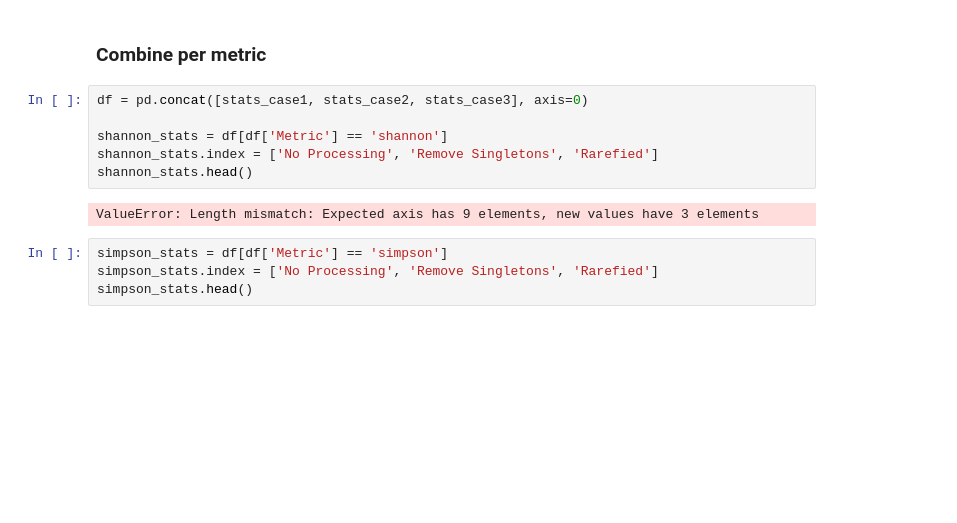
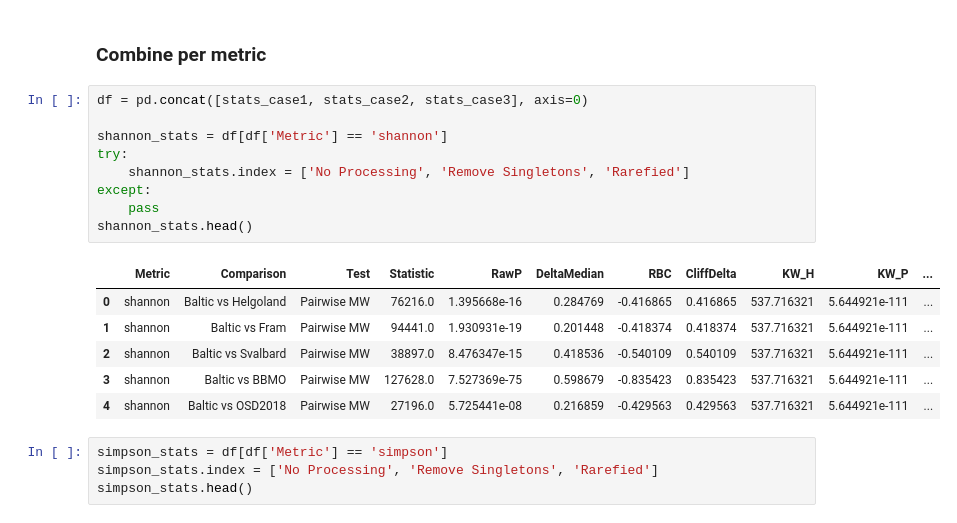
Before and after one commit to palec87/mgnify-methods, a Jupyter notebook: notebooks/06_multiple_studies_alpha.ipynb, the cells around one changed output. Drawn from its saved outputs; the diff is of its cells as text; blank space fills up the shorter version.

```diff
--- a/notebooks/06_multiple_studies_alpha.ipynb
+++ b/notebooks/06_multiple_studies_alpha.ipynb
@@ -700,11 +637,19 @@ INFO | mgnify_methods.stats | H=6.487, p=0.0390, epsilon²=0.021
 # %%
 df = pd.concat([stats_case1, stats_case2, stats_case3], axis=0)
 
 shannon_stats = df[df['Metric'] == 'shannon']
-shannon_stats.index = ['No Processing', 'Remove Singletons', 'Rarefied']
+try:
+    shannon_stats.index = ['No Processing', 'Remove Singletons', 'Rarefied']
+except:
+    pass
 shannon_stats.head()
 # %% [output]
-ValueError: Length mismatch: Expected axis has 9 elements, new values have 3 elements
+|  | Metric | Comparison | Test | Statistic | RawP | DeltaMedian | RBC | CliffDelta | KW_H | KW_P | ... |
+| 0 | shannon | Baltic vs Helgoland | Pairwise MW | 76216.0 | 1.395668e-16 | 0.284769 | -0.416865 | 0.416865 | 537.716321 | 5.644921e-111 | ... |
+| 1 | shannon | Baltic vs Fram | Pairwise MW | 94441.0 | 1.930931e-19 | 0.201448 | -0.418374 | 0.418374 | 537.716321 | 5.644921e-111 | ... |
+| 2 | shannon | Baltic vs Svalbard | Pairwise MW | 38897.0 | 8.476347e-15 | 0.418536 | -0.540109 | 0.540109 | 537.716321 | 5.644921e-111 | ... |
+| 3 | shannon | Baltic vs BBMO | Pairwise MW | 127628.0 | 7.527369e-75 | 0.598679 | -0.835423 | 0.835423 | 537.716321 | 5.644921e-111 | ... |
+| 4 | shannon | Baltic vs OSD2018 | Pairwise MW | 27196.0 | 5.725441e-08 | 0.216859 | -0.429563 | 0.429563 | 537.716321 | 5.644921e-111 | ... |
 # %%
 simpson_stats = df[df['Metric'] == 'simpson']
 simpson_stats.index = ['No Processing', 'Remove Singletons', 'Rarefied']
```
Also changed, not shown: parts of 11 cells of this notebook, 2 other files.
